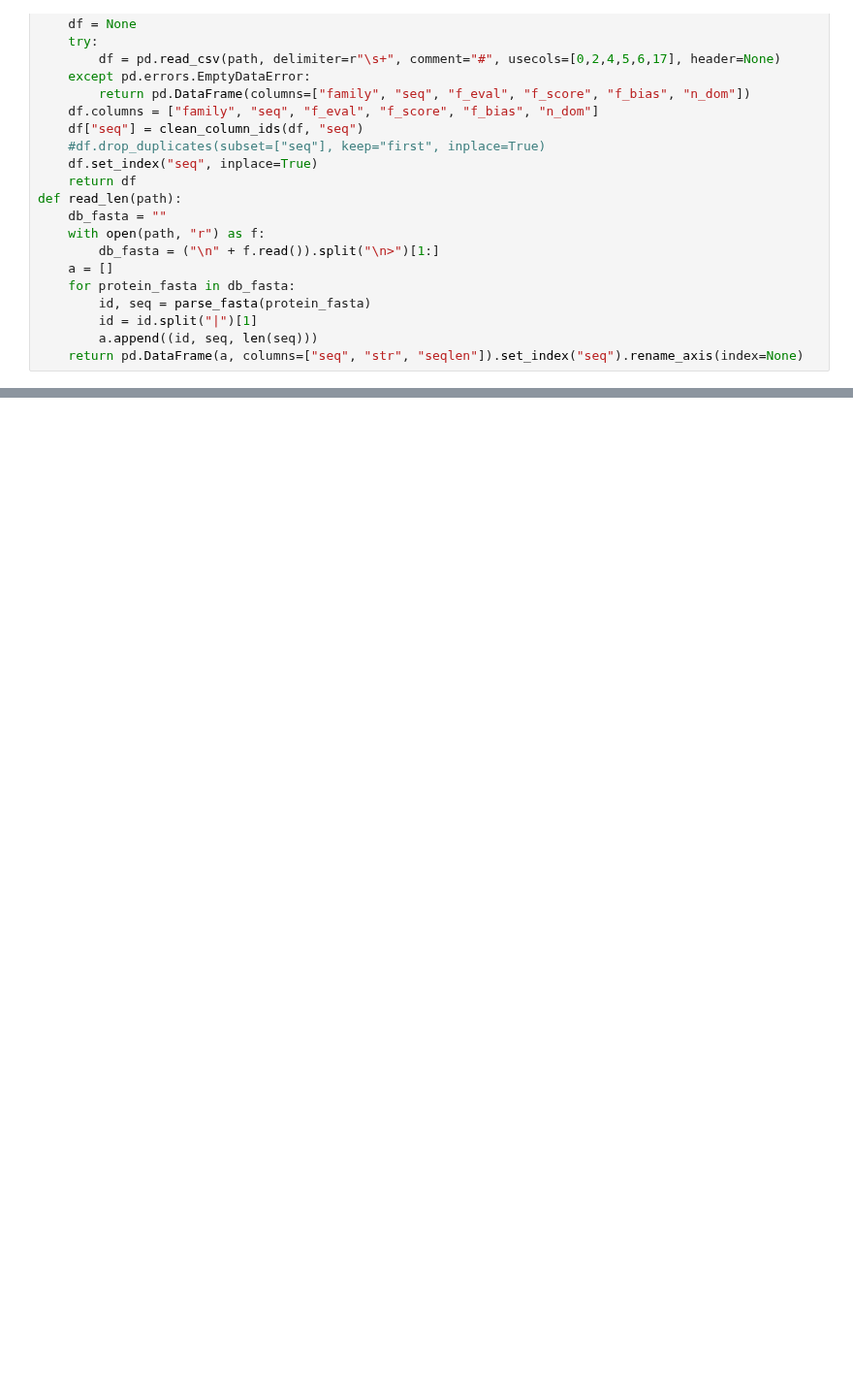
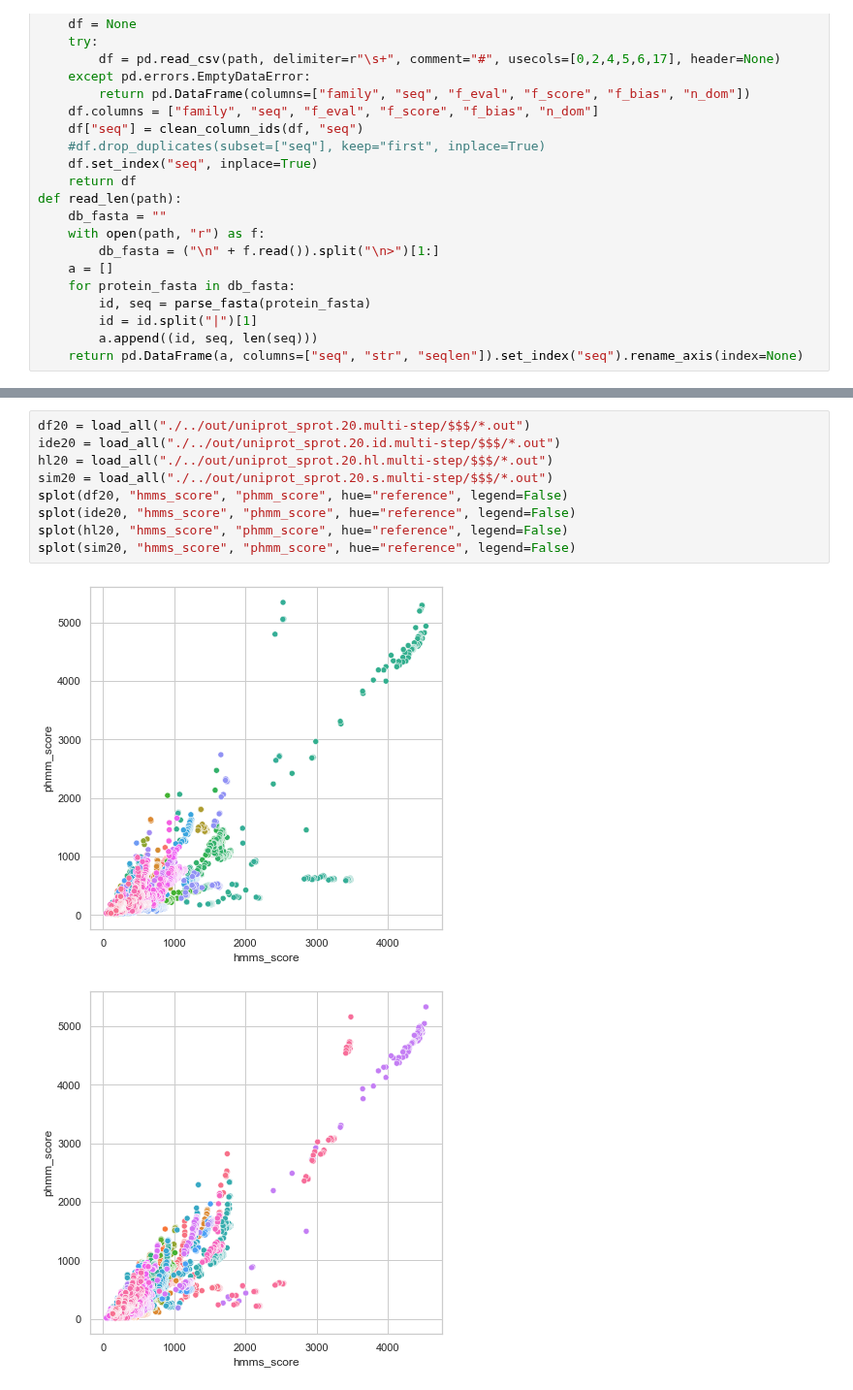
Before and after one commit to algbio/alignment-safety, a Jupyter notebook: pipeline/analysis/references.ipynb, the cells around one changed output, grey strips where cells are left out. Shown at 97% size. Cells and saved outputs as stored; diff of their text form; blank space fills up the shorter version.

```diff
--- a/pipeline/analysis/references.ipynb
+++ b/pipeline/analysis/references.ipynb
@@ -99,0 +110,12 @@ pd.concat([d1,d2], axis=1)
+# %%
+df20 = load_all("./../out/uniprot_sprot.20.multi-step/$$$/*.out")
+ide20 = load_all("./../out/uniprot_sprot.20.id.multi-step/$$$/*.out")
+hl20 = load_all("./../out/uniprot_sprot.20.hl.multi-step/$$$/*.out")
+sim20 = load_all("./../out/uniprot_sprot.20.s.multi-step/$$$/*.out")
+splot(df20, "hmms_score", "phmm_score", hue="reference", legend=False)
+splot(ide20, "hmms_score", "phmm_score", hue="reference", legend=False)
+splot(hl20, "hmms_score", "phmm_score", hue="reference", legend=False)
+splot(sim20, "hmms_score", "phmm_score", hue="reference", legend=False)
+# %% [output]
+[figure, added]
+[figure, added]
```
Also changed, not shown: parts of 9 cells of this notebook, 4 other files.
